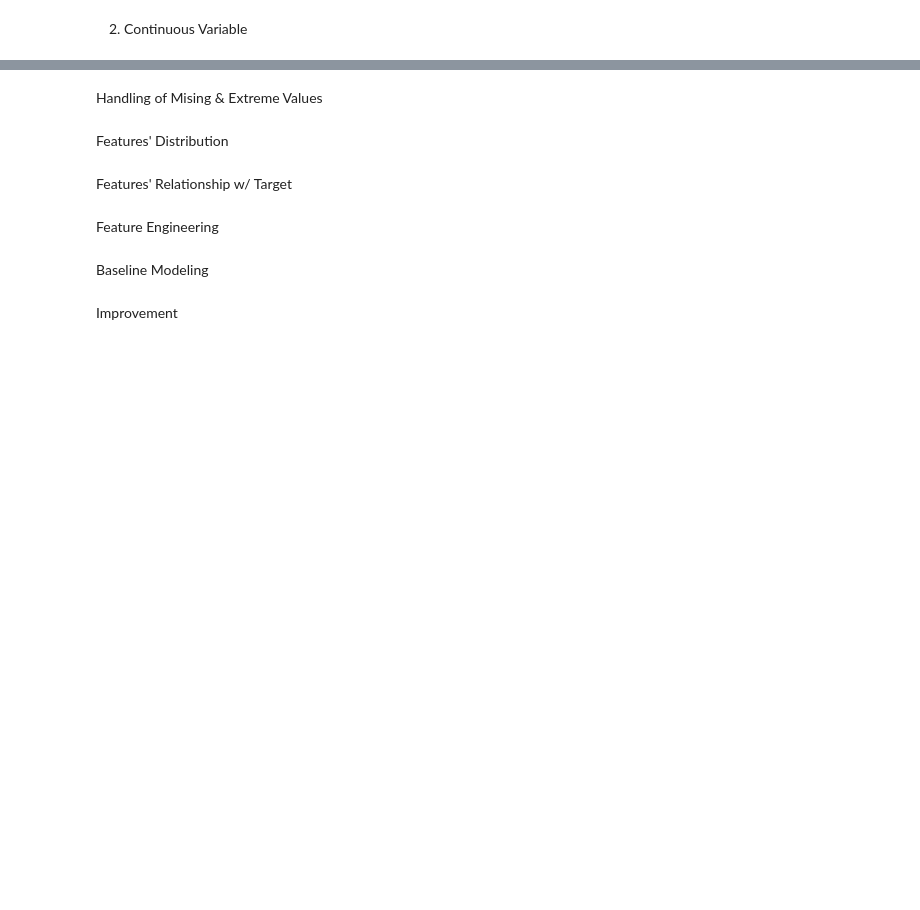
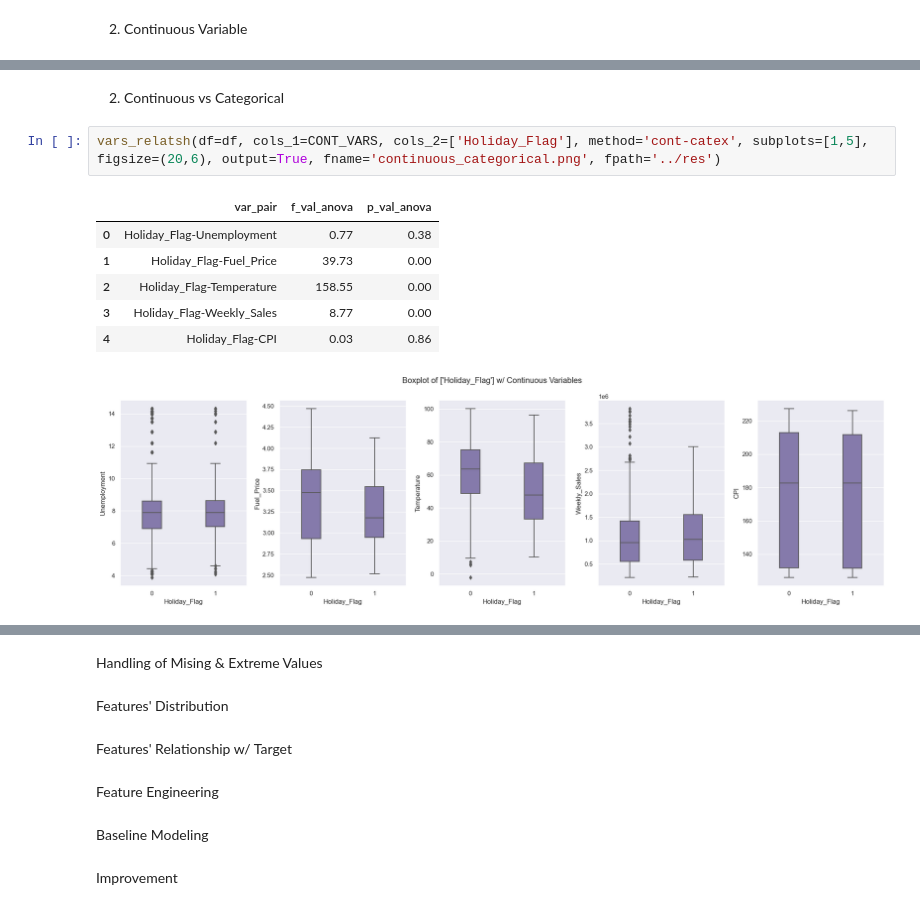
Before and after one commit to xinxiewu/wmt_sales_pred, a Jupyter notebook: src/__main__.ipynb, the cells around one changed output, grey strips where cells are left out. Saved outputs shown, nothing was run; the diff lists cells and outputs as text; blank space fills up the shorter version.

```diff
--- a/src/__main__.ipynb
+++ b/src/__main__.ipynb
@@ -86,0 +101,12 @@ res_cont_vars
+# %% [markdown]
+2. Continuous vs Categorical
+# %%
+vars_relatsh(df=df, cols_1=CONT_VARS, cols_2=['Holiday_Flag'], method='cont-catex', subplots=[1,5], figsize=(20,6), output=True, fname='continuous_categorical.png', fpath='../res')
+# %% [output]
+|  | var_pair | f_val_anova | p_val_anova |
+| 0 | Holiday_Flag-Unemployment | 0.77 | 0.38 |
+| 1 | Holiday_Flag-Fuel_Price | 39.73 | 0.00 |
+| 2 | Holiday_Flag-Temperature | 158.55 | 0.00 |
+| 3 | Holiday_Flag-Weekly_Sales | 8.77 | 0.00 |
+| 4 | Holiday_Flag-CPI | 0.03 | 0.86 |
+[figure, added]
```
Also changed, not shown: parts of 9 cells of this notebook, 3 other files.
